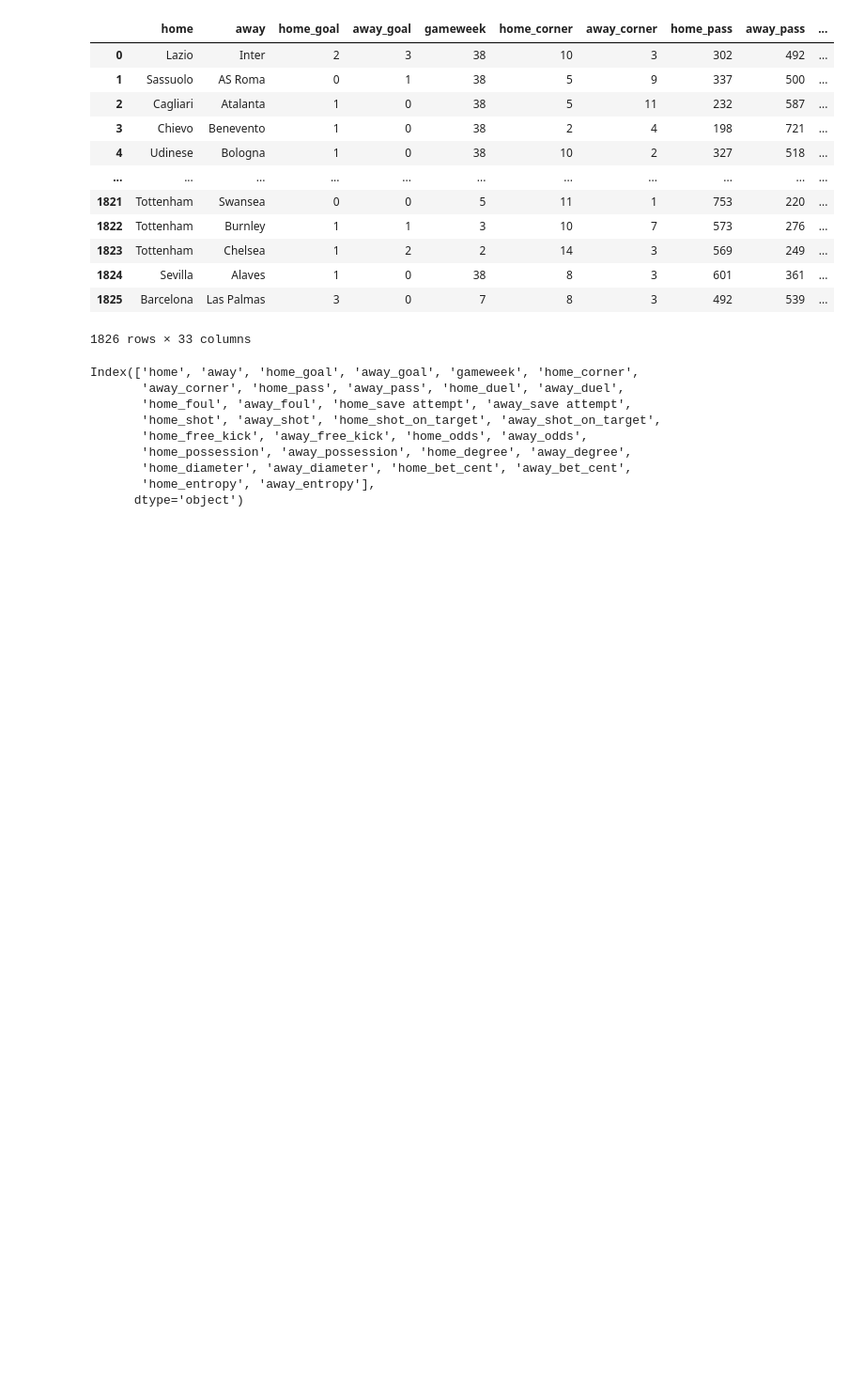
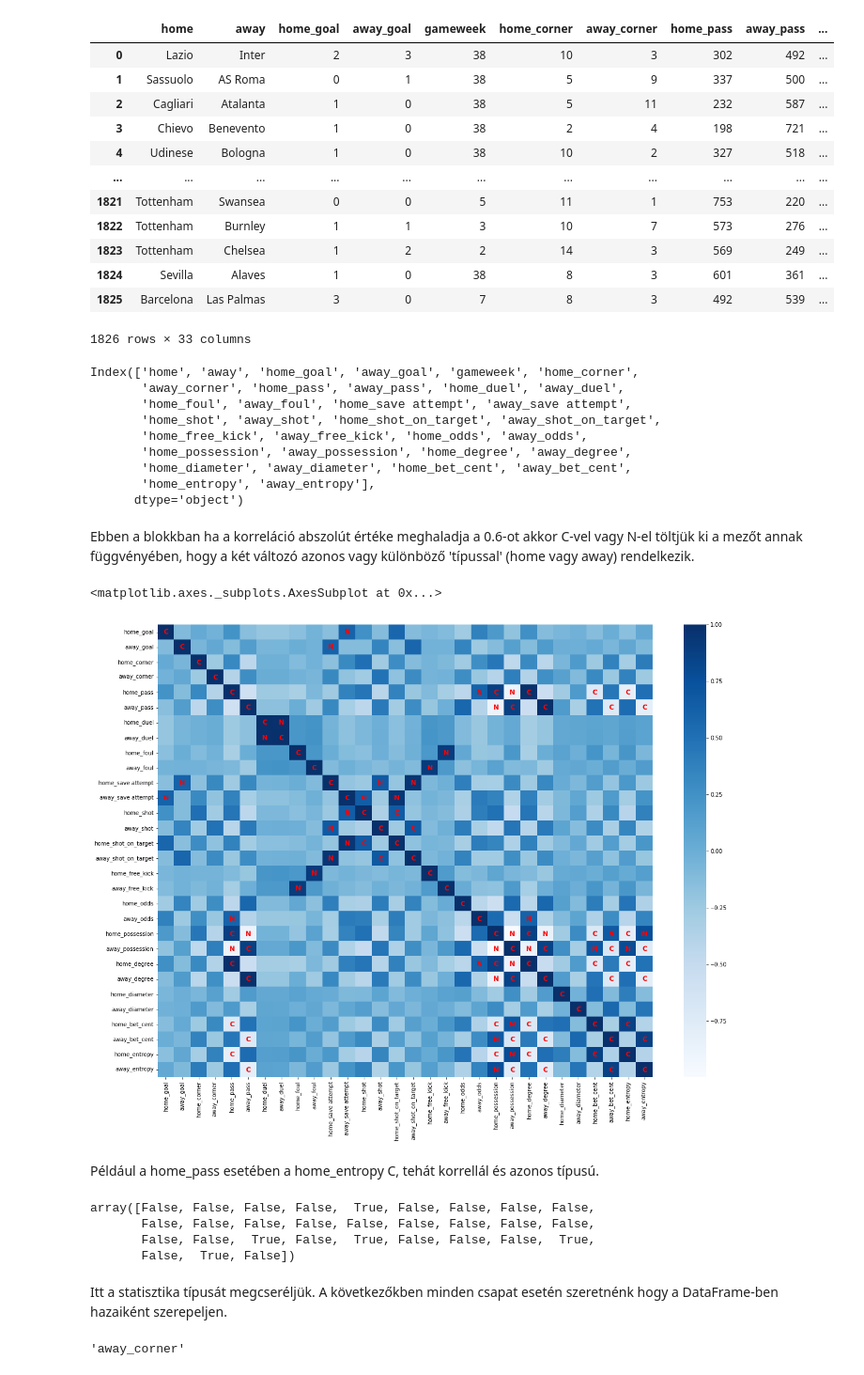
Before and after one commit to mebalint/hgt_m_csapat, a Jupyter notebook: hgt_football_project.ipynb, the cells around one changed output. Shown at 94% size. Cells and saved outputs as stored; diff of their text form; code cells hidden in the pictures; blank space fills up the shorter version.

```diff
--- a/hgt_football_project.ipynb
+++ b/hgt_football_project.ipynb
@@ -84,3 +87,34 @@ Index(['home', 'away', 'home_goal', 'away_goal', 'gameweek', 'home_corner',
        'home_diameter', 'away_diameter', 'home_bet_cent', 'away_bet_cent',
        'home_entropy', 'away_entropy'],
       dtype='object')
+# %% [markdown]
+Ebben a blokkban ha a korreláció abszolút értéke meghaladja a 0.6-ot akkor C-vel vagy N-el töltjük ki a mezőt annak függvényében, hogy a két változó azonos vagy különböző 'típussal' (home vagy away) rendelkezik.
+# %%
+corr = np.array(matches.drop(columns=['home', 'away', 'gameweek']).corr())
+
+# Generate annotation labels array (of the same size as the heatmap data)- filling cells you don't want to annotate with an empty string ''
+annot_labels = np.empty_like(corr, dtype=str)
+annot_mask = abs(corr) > 0.6
+annot_labels[annot_mask] = 'C'
+for row_index in range(annot_labels.shape[0]):
+  for column_index in range(annot_labels.shape[1]):
+    if annot_labels[row_index][column_index]=='C' and (row_index+column_index)%2==1:
+        annot_labels[row_index][column_index]='N'
+columnnames=matches.drop(columns=['home', 'away', 'gameweek']).columns
+
+fig, ax = plt.subplots(figsize=(20,15))
+sns.heatmap(corr, annot=annot_labels, annot_kws={'fontsize': 12, 'fontweight': 'bold', 'color':'red'}, cmap="Blues", fmt='', xticklabels=columnnames, yticklabels=columnnames, ax=ax)
+# %% [output]
+<matplotlib.axes._subplots.AxesSubplot at 0x...>
+[figure, added]
+# %% [markdown]
+Például a home_pass esetében a home_entropy C, tehát korrellál és azonos típusú.
+# %%
+annot_labels[4]=='C'
+# %% [output]
+array([False, False, False, False,  True, False, False, False, False,
+       False, False, False, False, False, False, False, False, False,
+       False, False,  True, False,  True, False, False, False,  True,
+       False,  True, False])
+# %% [markdown]
+Itt a statisztika típusát megcseréljük. A következőkben minden csapat esetén szeretnénk hogy a DataFrame-ben hazaiként szerepeljen.
@@ -86,0 +129,4 @@ Index(['home', 'away', 'home_goal', 'away_goal', 'gameweek', 'home_corner',
+# %%
+replace_dict['home_corner']
+# %% [output]
+'away_corner'
```
Also changed, not shown: parts of 51 cells of this notebook.
